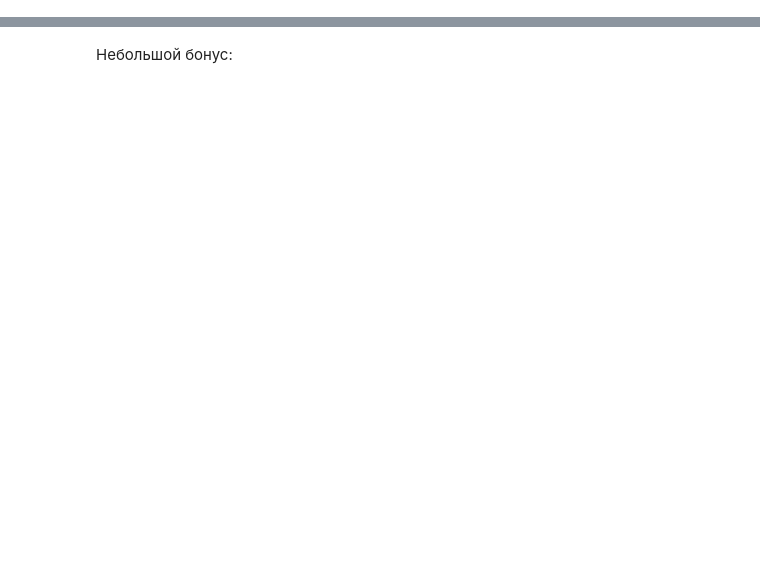
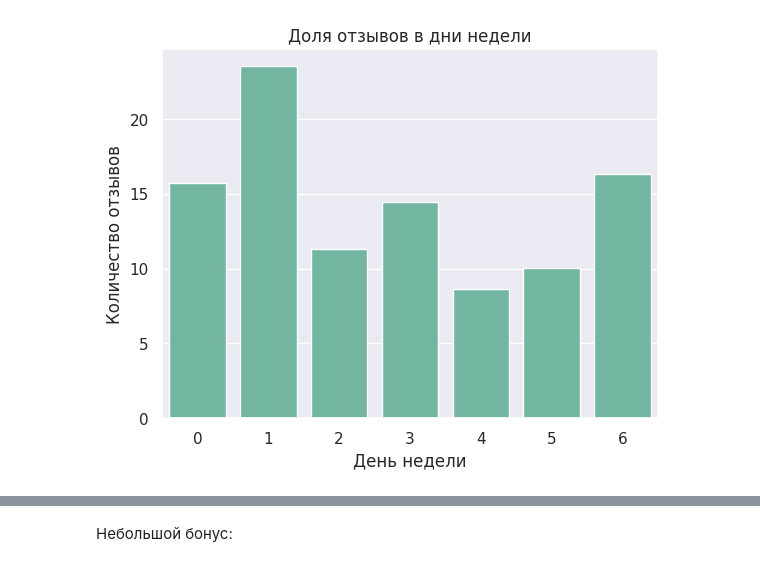
Before and after one commit to AntonYurkovskiy/Project_3_EDA_FE_BookingHotelsRating, a Jupyter notebook: EDA_Project_3_model.ipynb, the cells around one changed output, grey strips where cells are left out. Cells and saved outputs as stored; diff of their text form; code cells hidden in the pictures; blank space fills up the shorter version.

```diff
--- a/EDA_Project_3_model.ipynb
+++ b/EDA_Project_3_model.ipynb
@@ -30,0 +127,3 @@ memory usage: 50.2+ MB
+# %%
+hotels_copy['review_weekday'] = hotels_copy['review_date'].dt.weekday
+hotels_copy['review_weekday'].value_counts(normalize=True)*100
@@ -30,0 +140,7 @@ memory usage: 50.2+ MB
+# %%
+ax = sns.countplot(hotels_copy, x="review_weekday", stat='percent')
+ax.set(xlabel='День недели', ylabel='Количество отзывов')
+plt.title('Доля отзывов в дни недели')
+plt.show()
+# %% [output]
+[figure, added]
```
Also changed, not shown: parts of 35 cells of this notebook.
